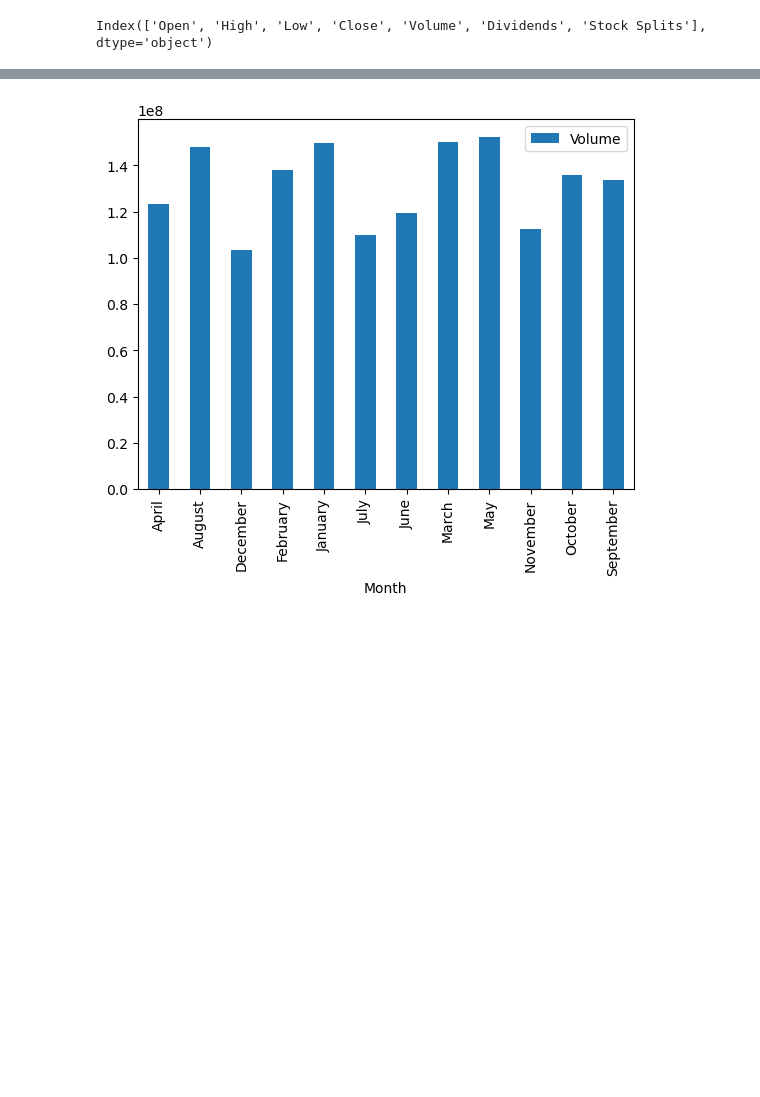
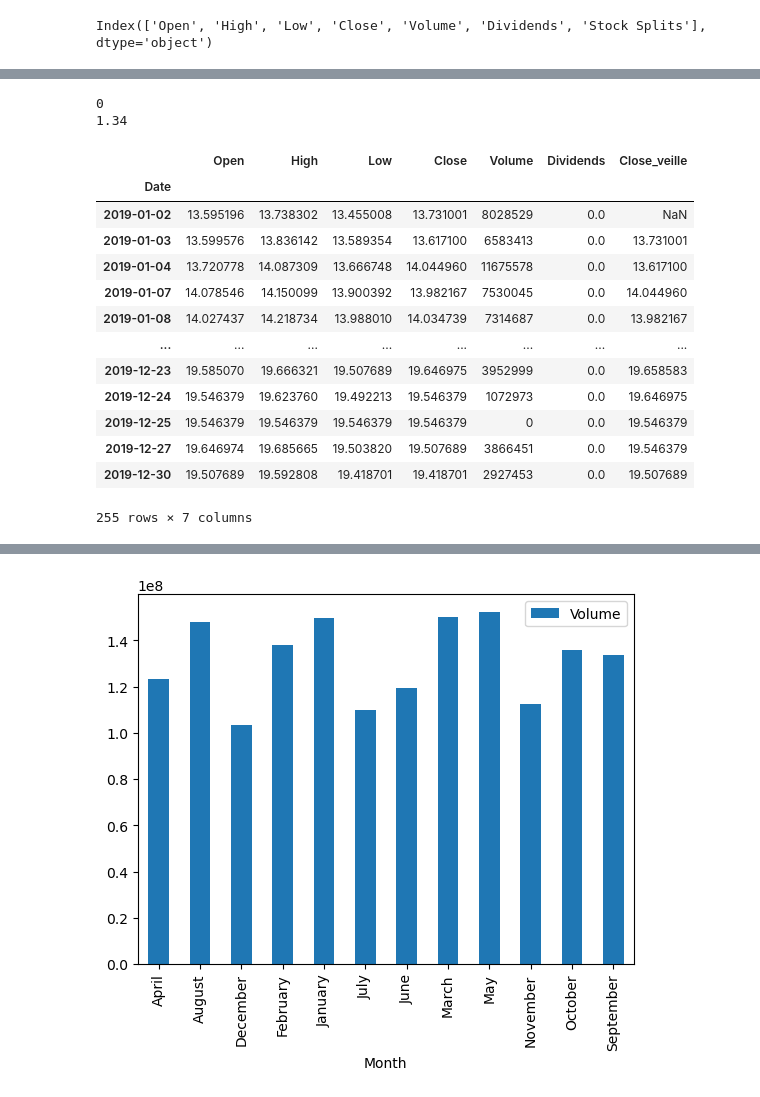
Before and after one commit to antoinerougier/Projet-Python-pour-la-data-science-, a Jupyter notebook: ProjetPython_v20221216.ipynb, the cells around one changed output, grey strips where cells are left out. Cells and saved outputs as stored; diff of their text form; code cells hidden in the pictures; blank space fills up the shorter version.

```diff
--- a/ProjetPython_v20221216.ipynb
+++ b/ProjetPython_v20221216.ipynb
@@ -88,4 +88,28 @@ df_init
 255 rows × 8 columns
+# %%
+print(max(df_init['Stock Splits']))
+print(max(df_init['Dividends']))
+
+#On peut donc supprimer la colonne Stock Splits
+df_init = df_init.drop(columns = ["Stock Splits"])
+df_init
+# %% [output]
+0
+1.34
+|  | Open | High | Low | Close | Volume | Dividends | Close_veille |
+| Date |  |  |  |  |  |  |  |
+| 2019-01-02 | 13.595196 | 13.738302 | 13.455008 | 13.731001 | 8028529 | 0.0 | NaN |
+| 2019-01-03 | 13.599576 | 13.836142 | 13.589354 | 13.617100 | 6583413 | 0.0 | 13.731001 |
+| 2019-01-04 | 13.720778 | 14.087309 | 13.666748 | 14.044960 | 11675578 | 0.0 | 13.617100 |
+| 2019-01-07 | 14.078546 | 14.150099 | 13.900392 | 13.982167 | 7530045 | 0.0 | 14.044960 |
+| 2019-01-08 | 14.027437 | 14.218734 | 13.988010 | 14.034739 | 7314687 | 0.0 | 13.982167 |
+| ... | ... | ... | ... | ... | ... | ... | ... |
+| 2019-12-23 | 19.585070 | 19.666321 | 19.507689 | 19.646975 | 3952999 | 0.0 | 19.658583 |
+| 2019-12-24 | 19.546379 | 19.623760 | 19.492213 | 19.546379 | 1072973 | 0.0 | 19.646975 |
+| 2019-12-25 | 19.546379 | 19.546379 | 19.546379 | 19.546379 | 0 | 0.0 | 19.546379 |
+| 2019-12-27 | 19.646974 | 19.685665 | 19.503820 | 19.507689 | 3866451 | 0.0 | 19.546379 |
+| 2019-12-30 | 19.507689 | 19.592808 | 19.418701 | 19.418701 | 2927453 | 0.0 | 19.507689 |
+255 rows × 7 columns
 # %%
 # II Visualisation des données
 #On fait un tableau pour voir l'évolution des prix au cours du temps
```
Also changed, not shown: parts of 11 cells of this notebook.
